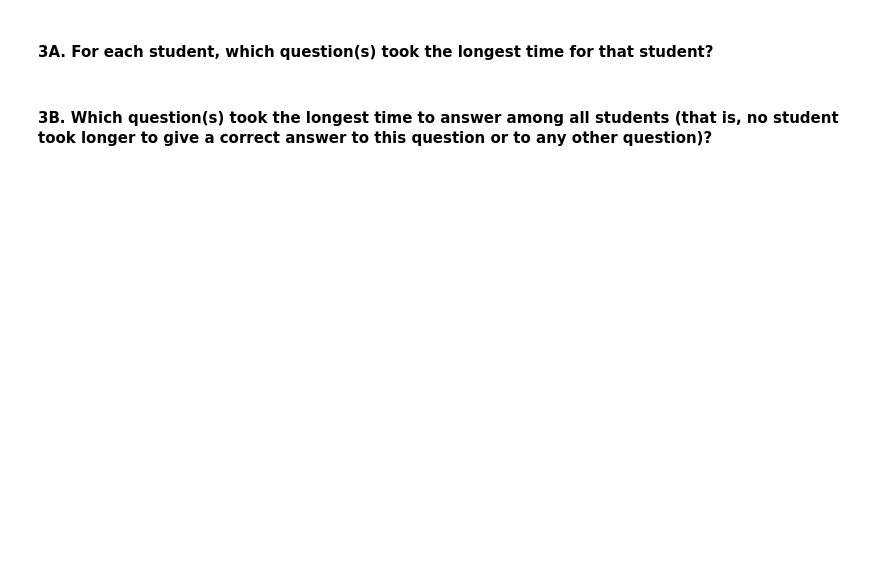
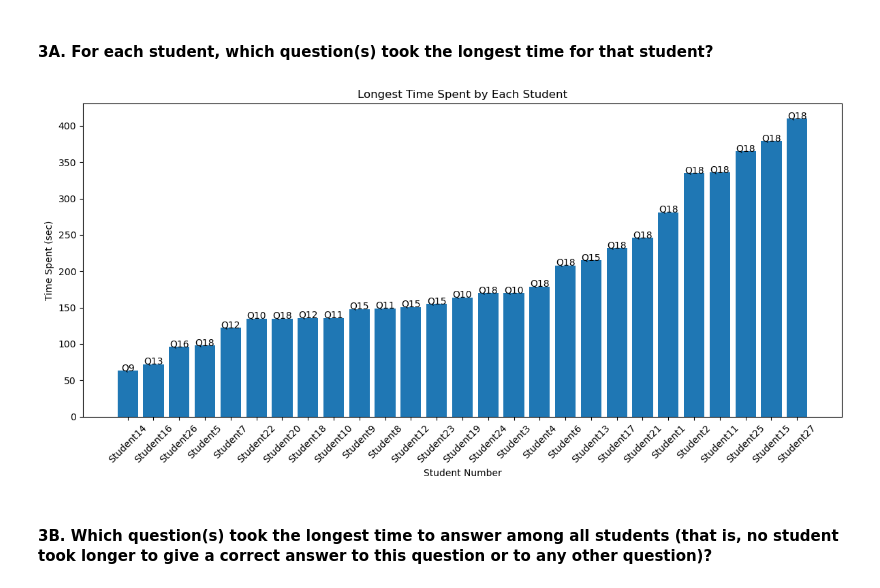
Before and after one commit to erdemhalil/DIT376-PDS, a Jupyter notebook: Assignment 7/a7.ipynb, the cells around one changed output. Saved outputs shown, nothing was run; the diff lists cells and outputs as text; code cells hidden in the pictures; blank space fills up the shorter version.

```diff
--- a/Assignment 7/a7.ipynb
+++ b/Assignment 7/a7.ipynb
@@ -53,9 +52,24 @@ plt.show()
 # %%
 merged_df["Time Launched"] = pd.to_datetime(merged_df["Time Launched"])
 merged_df["Submitted Date/Time"] = pd.to_datetime(merged_df["Submitted Date/Time"])
 
 merged_df["Time Spent"] = (merged_df["Submitted Date/Time"] - merged_df["Time Launched"]).dt.seconds
 
 longest = merged_df.loc[merged_df.groupby("User Name")["Time Spent"].idxmax()].sort_values(by="Time Spent")
+
+plt.figure(figsize=(12, 6))
+bars = plt.bar(longest.set_index("User Name")["Time Spent"].index, longest.set_index("User Name")["Time Spent"])
+plt.ylabel("Time Spent (sec)")
+plt.xlabel("Student Number")
+plt.title("Longest Time Spent by Each Student")
+
+for bar, q in zip(bars, longest["Question"]):
+    plt.text(bar.get_x() + bar.get_width() / 2, bar.get_height(), f"Q{q}", ha="center")
+
+plt.xticks(rotation=45)
+plt.tight_layout()
+plt.show()
+# %% [output]
+[figure, added]
 # %% [markdown]
 #### 3B. Which question(s) took the longest time to answer among all students (that is, no student took longer to give a correct answer to this question or to any other question)?
```
Also changed, not shown: parts of 8 cells of this notebook.
